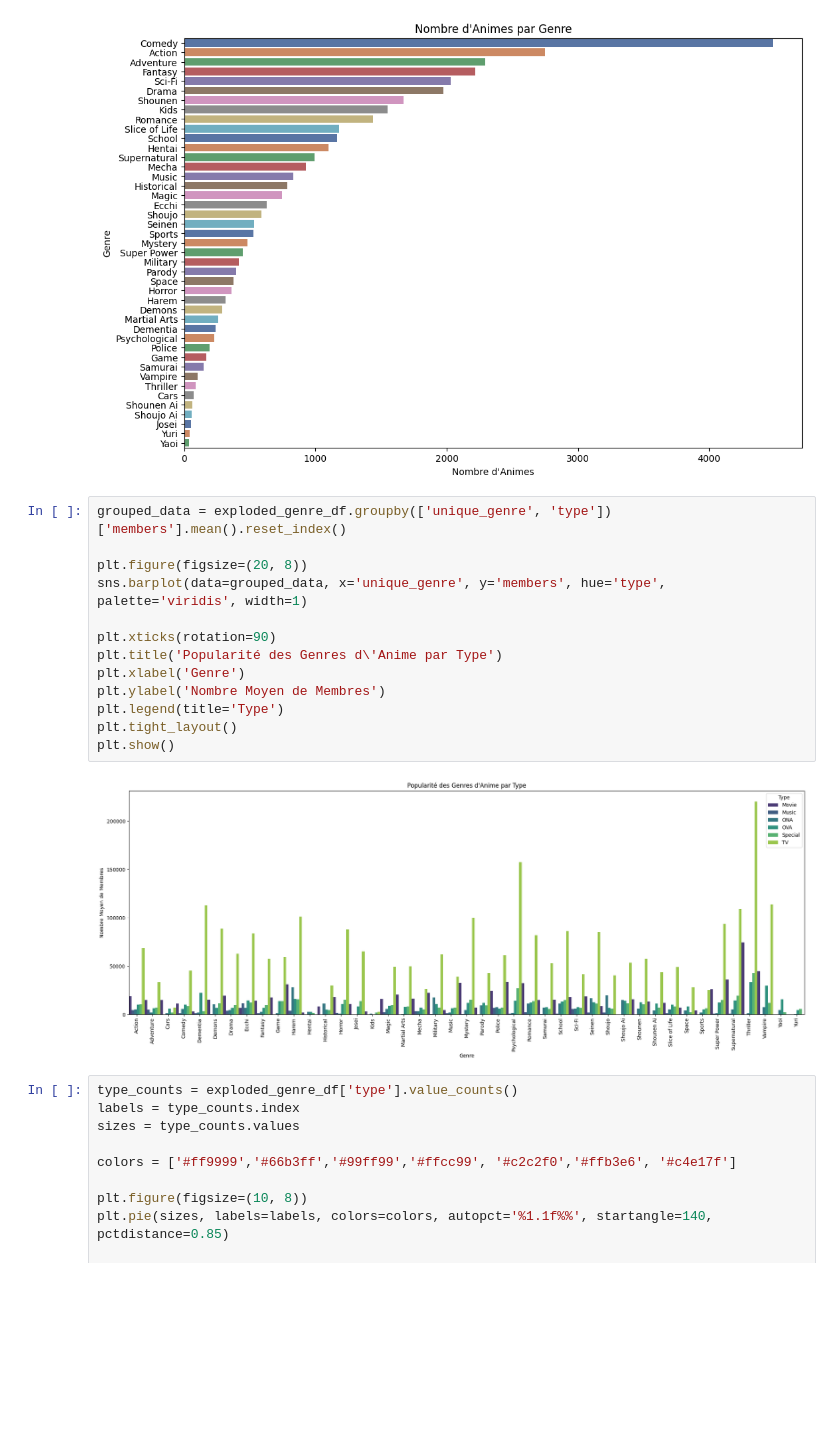
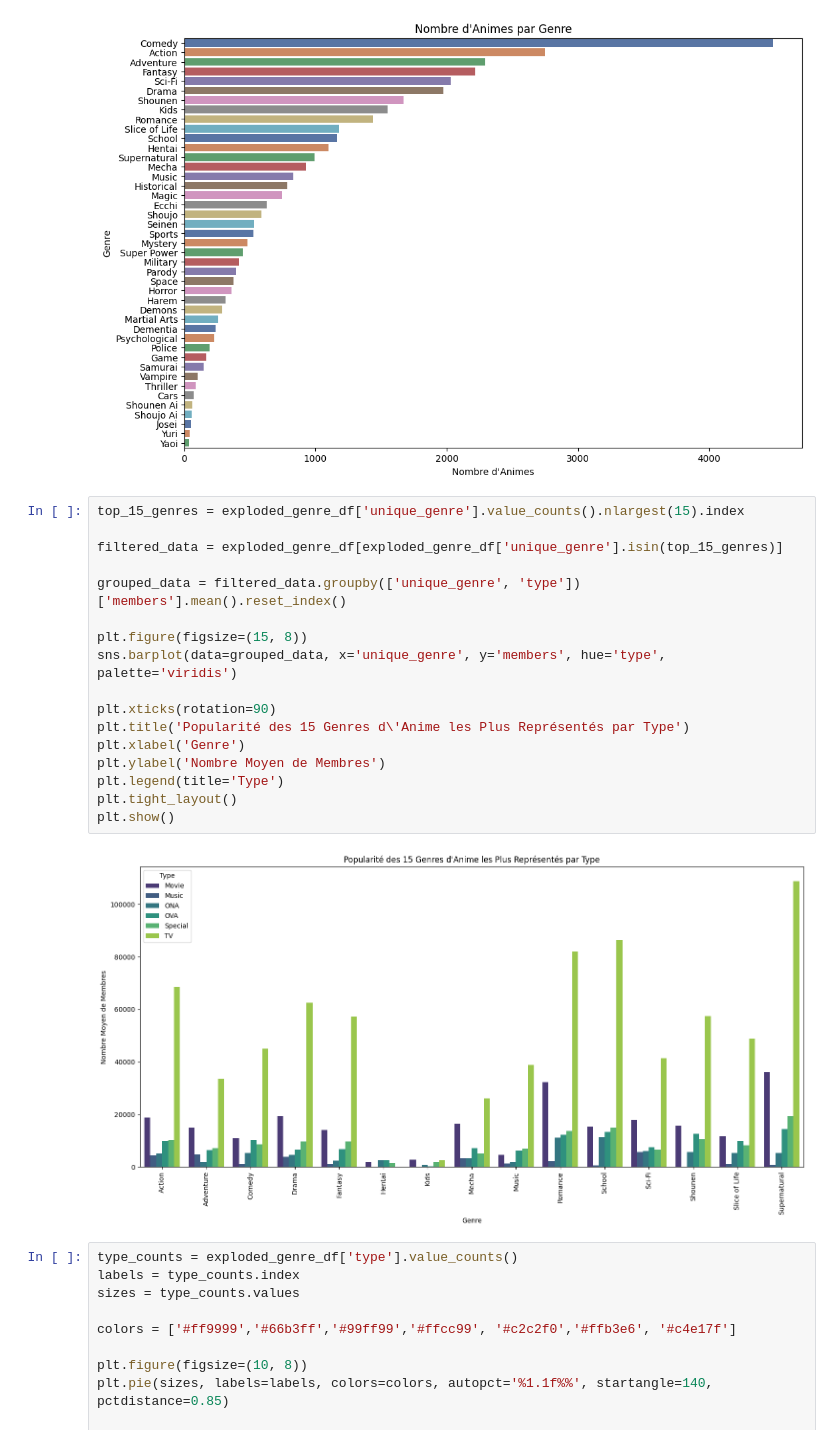
Before and after one commit to obenchekro/MyAnimeList-Recommandation-System, a Jupyter notebook: notebook/MyAnimeList Recommandation System.ipynb, the cells around one changed output. Cells and saved outputs as stored; diff of their text form; blank space fills up the shorter version.

```diff
--- a/notebook/MyAnimeList Recommandation System.ipynb
+++ b/notebook/MyAnimeList Recommandation System.ipynb
@@ -281,20 +281,24 @@ plt.show()
 # %% [output]
 [figure]
 # %%
-grouped_data = exploded_genre_df.groupby(['unique_genre', 'type'])['members'].mean().reset_index()
+top_15_genres = exploded_genre_df['unique_genre'].value_counts().nlargest(15).index
 
-plt.figure(figsize=(20, 8))
-sns.barplot(data=grouped_data, x='unique_genre', y='members', hue='type', palette='viridis', width=1)
+filtered_data = exploded_genre_df[exploded_genre_df['unique_genre'].isin(top_15_genres)]
+
+grouped_data = filtered_data.groupby(['unique_genre', 'type'])['members'].mean().reset_index()
+
+plt.figure(figsize=(15, 8))
+sns.barplot(data=grouped_data, x='unique_genre', y='members', hue='type', palette='viridis')
 
 plt.xticks(rotation=90)
-plt.title('Popularité des Genres d\'Anime par Type')
+plt.title('Popularité des 15 Genres d\'Anime les Plus Représentés par Type')
 plt.xlabel('Genre')
 plt.ylabel('Nombre Moyen de Membres')
 plt.legend(title='Type')
 plt.tight_layout()
 plt.show()
 # %% [output]
-[figure, old version]
+[figure, new version]
 # %%
 type_counts = exploded_genre_df['type'].value_counts()
 labels = type_counts.index
```
